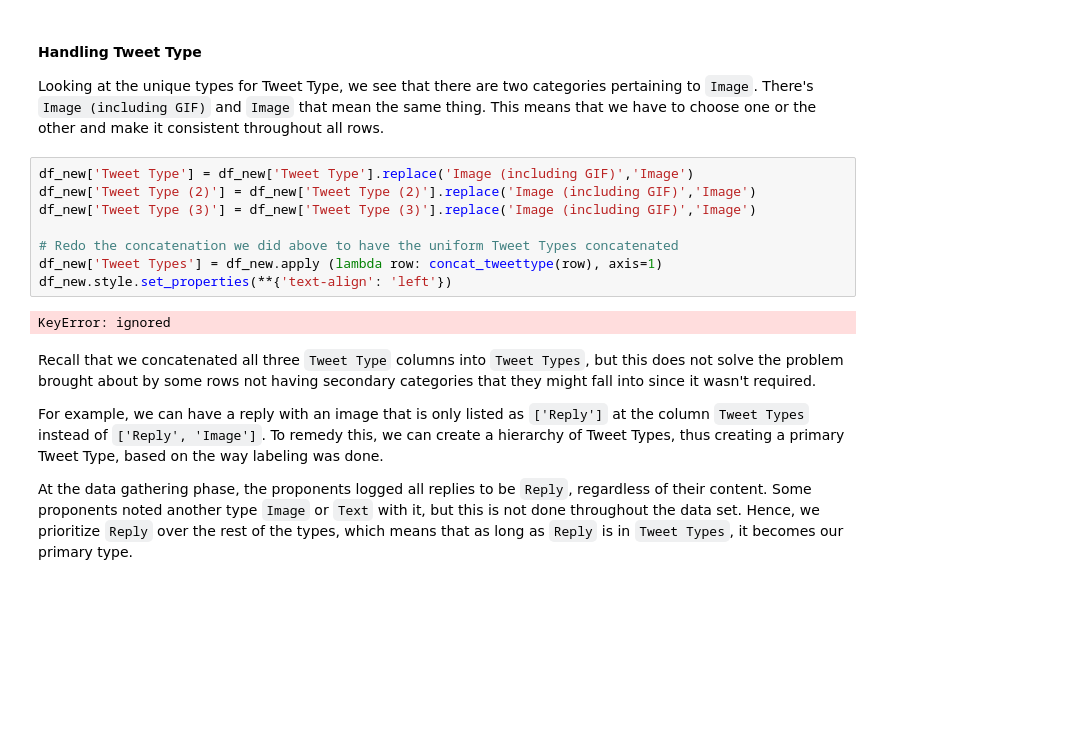
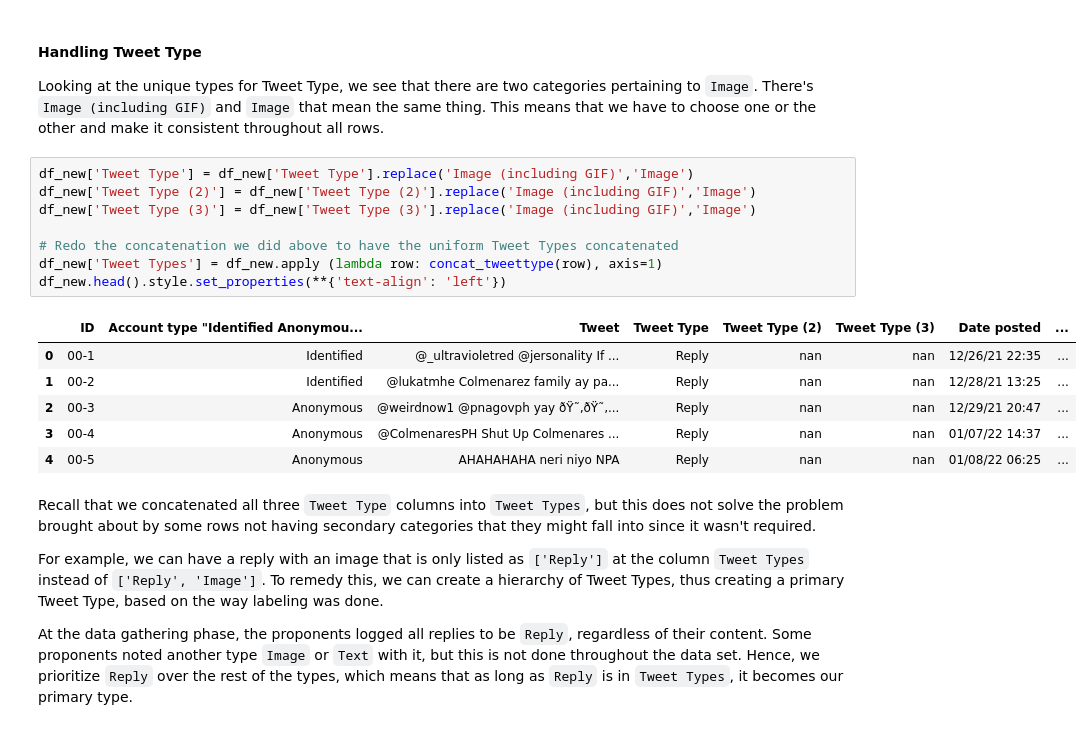
Before and after one commit to deckardsworkspace/cs132-group3, a Jupyter notebook: data-exploration/cs132_data_exploration.ipynb, the cells around one changed output. Drawn from its saved outputs; the diff is of its cells as text; blank space fills up the shorter version.

```diff
--- a/data-exploration/cs132_data_exploration.ipynb
+++ b/data-exploration/cs132_data_exploration.ipynb
@@ -257,13 +262,18 @@ Looking at the unique types for Tweet Type, we see that there are two categories
 # %%
 df_new['Tweet Type'] = df_new['Tweet Type'].replace('Image (including GIF)','Image')
 df_new['Tweet Type (2)'] = df_new['Tweet Type (2)'].replace('Image (including GIF)','Image')
 df_new['Tweet Type (3)'] = df_new['Tweet Type (3)'].replace('Image (including GIF)','Image')
 
 # Redo the concatenation we did above to have the uniform Tweet Types concatenated
 df_new['Tweet Types'] = df_new.apply (lambda row: concat_tweettype(row), axis=1)
-df_new.style.set_properties(**{'text-align': 'left'})
+df_new.head().style.set_properties(**{'text-align': 'left'})
 # %% [output]
-KeyError: ignored
+|  | ID | Account type "Identified Anonymou... | Tweet | Tweet Type | Tweet Type (2) | Tweet Type (3) | Date posted | ... |
+| 0 | 00-1 | Identified | @_ultravioletred @jersonality If ... | Reply | nan | nan | 12/26/21 22:35 | ... |
+| 1 | 00-2 | Identified | @lukatmhe Colmenarez family ay pa... | Reply | nan | nan | 12/28/21 13:25 | ... |
+| 2 | 00-3 | Anonymous | @weirdnow1 @pnagovph yay ðŸ˜‚ðŸ˜‚... | Reply | nan | nan | 12/29/21 20:47 | ... |
+| 3 | 00-4 | Anonymous | @ColmenaresPH Shut Up Colmenares ... | Reply | nan | nan | 01/07/22 14:37 | ... |
+| 4 | 00-5 | Anonymous | AHAHAHAHA neri niyo NPA | Reply | nan | nan | 01/08/22 06:25 | ... |
 # %% [markdown]
 Recall that we concatenated all three `Tweet Type` columns into `Tweet Types`, but this does not solve the problem brought about by some rows not having secondary categories that they might fall into since it wasn't required.
 
```
Also changed, not shown: parts of 41 cells of this notebook.
